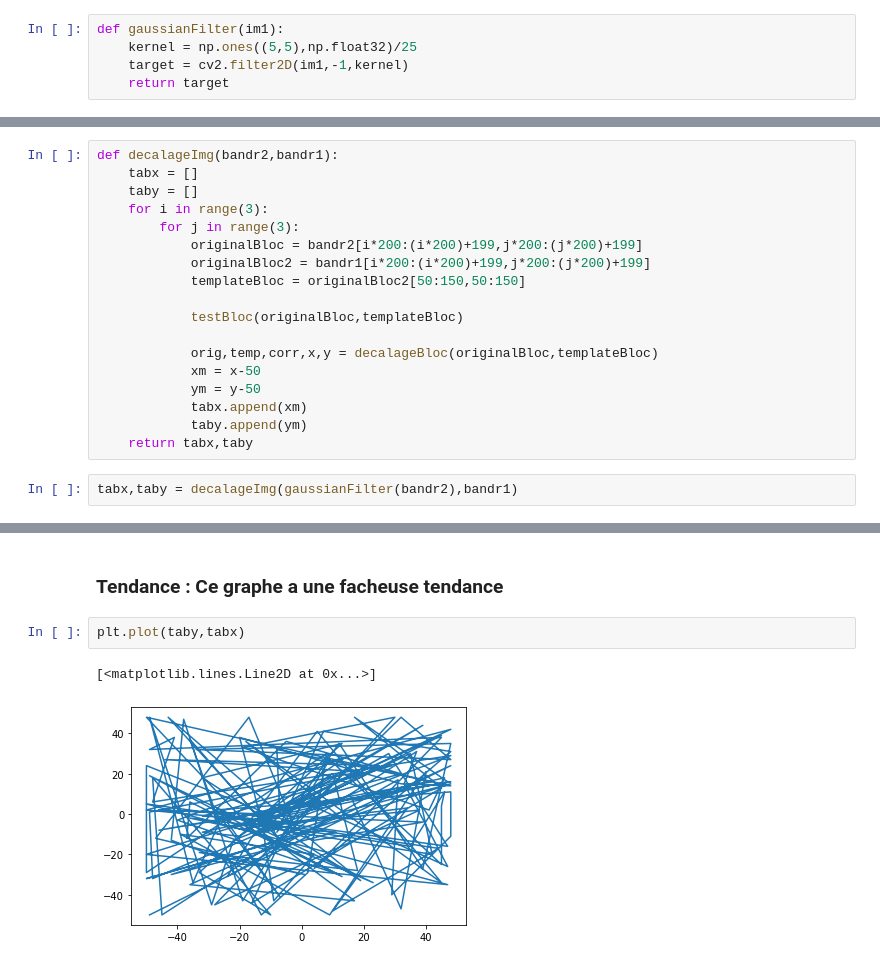
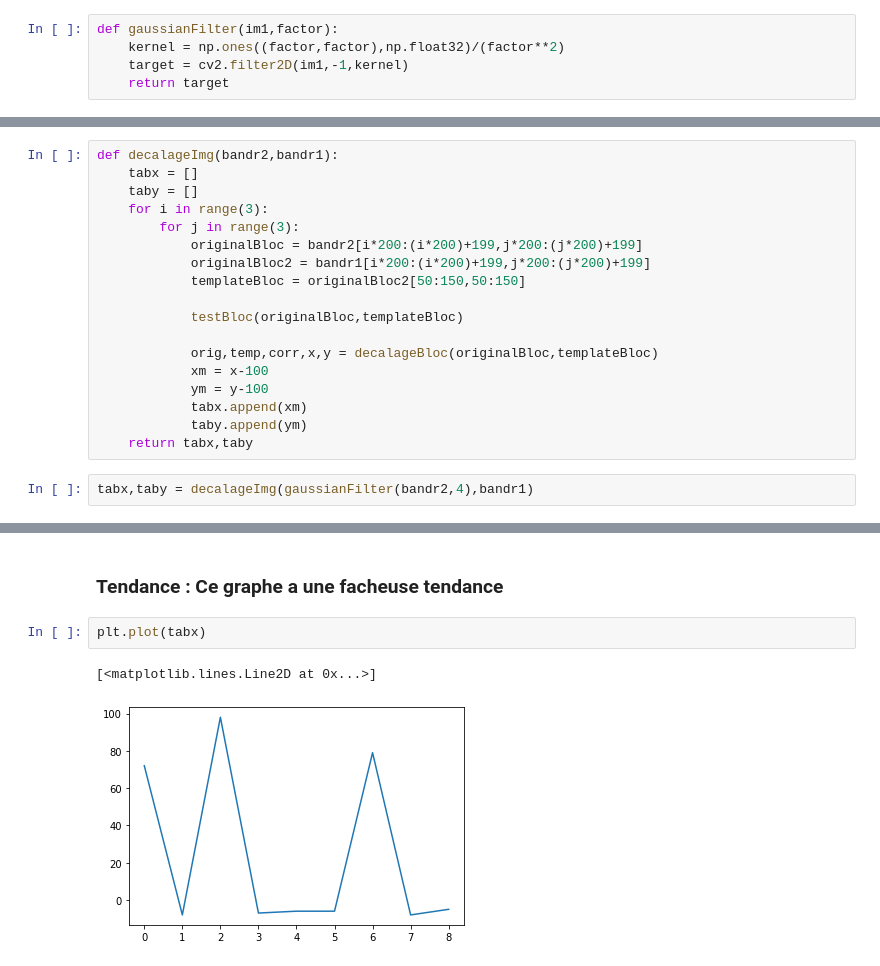
Before and after one commit to YamSok/CESBIO_BIOMASS, a Jupyter notebook: correlateBloc.ipynb, the cells around one changed output, grey strips where cells are left out. Saved outputs shown, nothing was run; the diff lists cells and outputs as text.

```diff
--- a/correlateBloc.ipynb
+++ b/correlateBloc.ipynb
@@ -95,8 +95,8 @@ print(np.shape(band2))
 # %% [markdown]
 ### Floutage gaussien
 # %%
-def gaussianFilter(im1):
-    kernel = np.ones((5,5),np.float32)/25
+def gaussianFilter(im1,factor):
+    kernel = np.ones((factor,factor),np.float32)/(factor**2)
     target = cv2.filter2D(im1,-1,kernel)
     return target
 # %% [markdown]
@@ -119,12 +119,12 @@ def decalageImg(bandr2,bandr1):
             testBloc(originalBloc,templateBloc)
 
             orig,temp,corr,x,y = decalageBloc(originalBloc,templateBloc)
-            xm = x-50
-            ym = y-50
+            xm = x-100
+            ym = y-100
             tabx.append(xm)
             taby.append(ym)
     return tabx,taby
 # %%
-tabx,taby = decalageImg(gaussianFilter(bandr2),bandr1)
+tabx,taby = decalageImg(gaussianFilter(bandr2,4),bandr1)
 # %% [output]
 172 193
@@ -143,7 +143,7 @@ tabx,taby = decalageImg(gaussianFilter(bandr2),bandr1)
 # %% [markdown]
 ### Tendance : Ce graphe a une facheuse tendance
 # %%
-plt.plot(taby,tabx)
+plt.plot(tabx)
 # %% [output]
 [<matplotlib.lines.Line2D at 0x...>]
-[figure, old version]
+[figure, new version]
```
Also changed, not shown: parts of 5 cells of this notebook.
